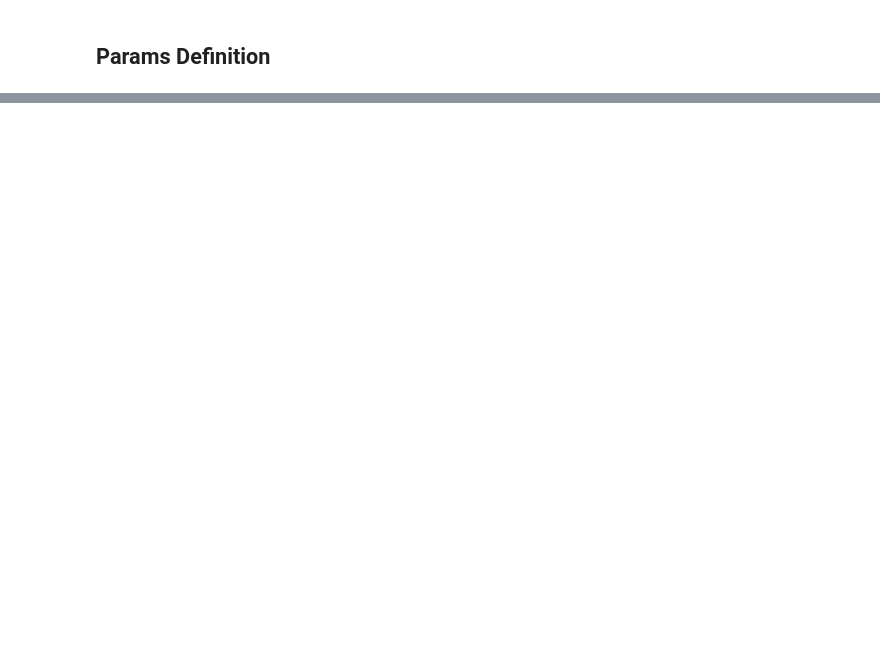
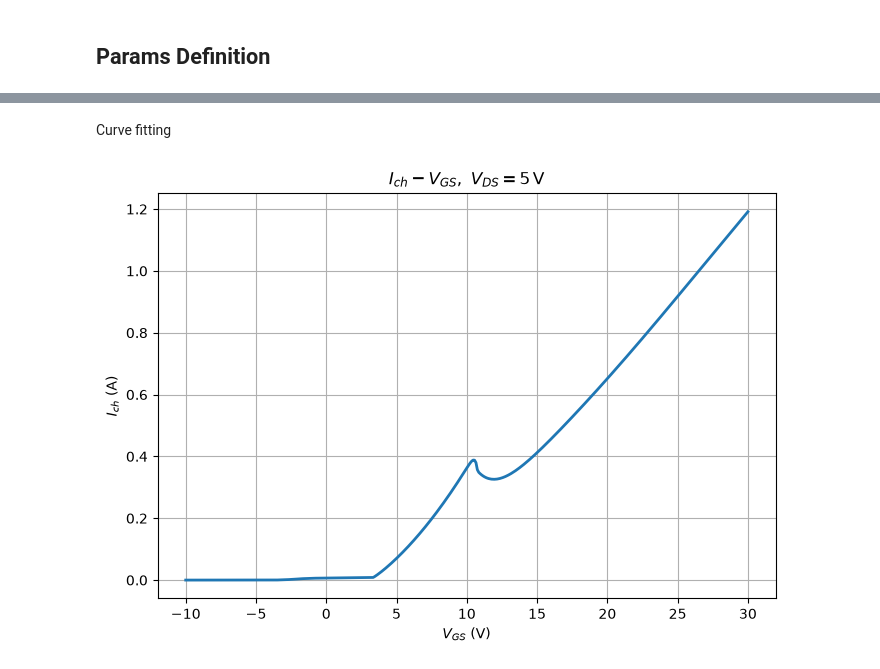
Before and after one commit to JyunKaisaki/Neural-Network_Internship_2026, a Jupyter notebook: .github/src/IdsModeling.ipynb, the cells around one changed output, grey strips where cells are left out. Cells and saved outputs as stored; diff of their text form; code cells hidden in the pictures; blank space fills up the shorter version.

```diff
--- a/.github/src/IdsModeling.ipynb
+++ b/.github/src/IdsModeling.ipynb
@@ -268,0 +360,20 @@ lambda_clm = 0.0
+# %% [markdown]
+Curve fitting
+# %%
+N_plot = 400
+
+Vgs_plot = torch.linspace(
+    VGS_MIN,
+    VGS_MAX,
+    N_plot,
+    dtype=dtype,
+    device=device
+).reshape(-1, 1)
+
+
+VDS_VALUE = 5.0
+
+Vds_plot = torch.full_like(
+    Vgs_plot,
+    VDS_VALUE
+)
@@ -268,0 +435,30 @@ lambda_clm = 0.0
+# %%
+plt.figure(
+    figsize=(7, 5)
+)
+
+plt.plot(
+    Vgs_plot.cpu().numpy(),
+    Ich_plot.cpu().numpy(),
+    linewidth=2
+)
+
+plt.xlabel(
+    r"$V_{GS}$ (V)"
+)
+
+plt.ylabel(
+    r"$I_{ch}$ (A)"
+)
+
+plt.title(
+    rf"$I_{{ch}}-V_{{GS}},\ V_{{DS}}={VDS_VALUE:.0f}\,\mathrm{{V}}$"
+)
+
+plt.grid(True)
+
+plt.tight_layout()
+
+plt.show()
+# %% [output]
+[figure, added]
```
Also changed, not shown: parts of 15 cells of this notebook, 4 other files.
